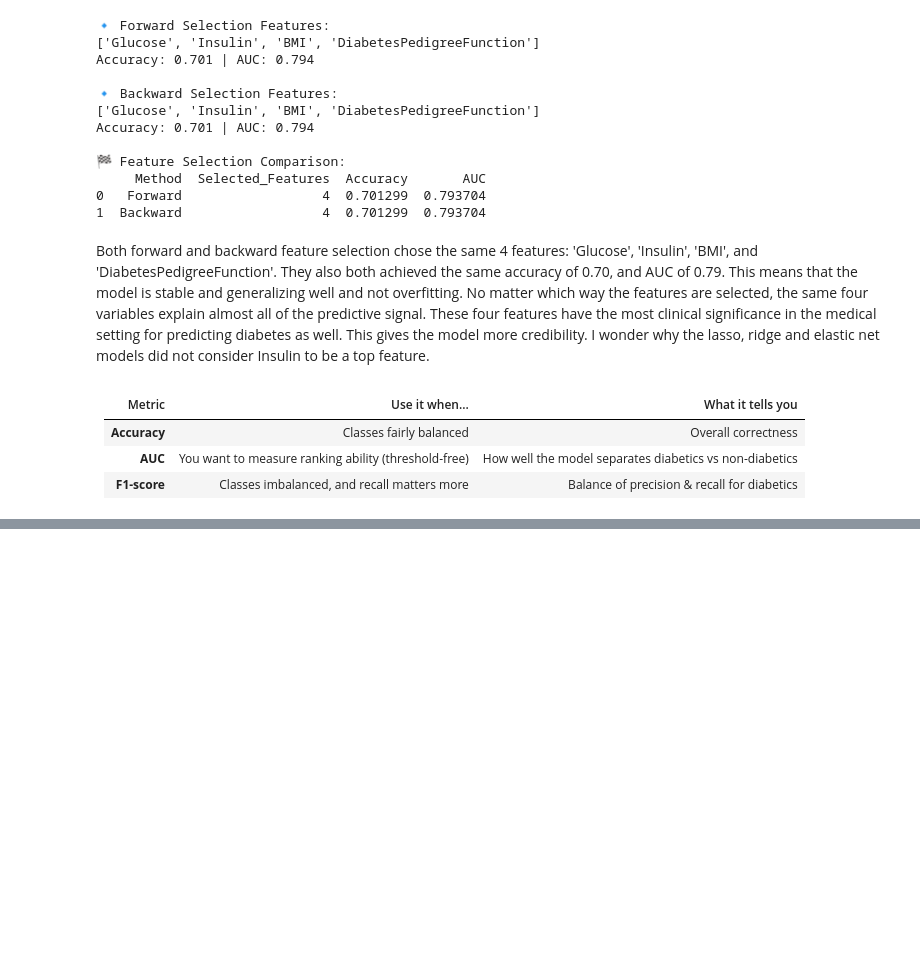
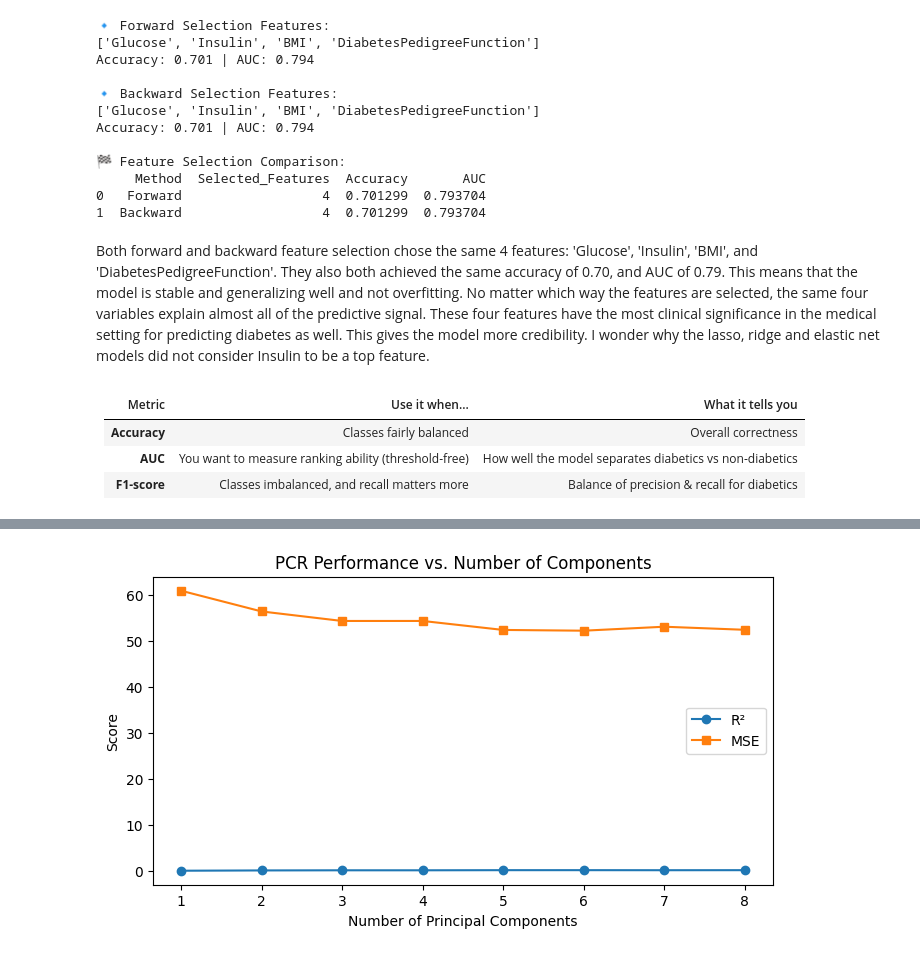
Before and after one commit to rain-dimen/Data-Science-Capstone_Fall-2025, a Jupyter notebook: Capstone-Wk3-JupyterNotebook-Dimen-Rain.ipynb, the cells around one changed output, grey strips where cells are left out. Saved outputs shown, nothing was run; the diff lists cells and outputs as text; code cells hidden in the pictures; blank space fills up the shorter version.

```diff
--- a/Capstone-Wk3-JupyterNotebook-Dimen-Rain.ipynb
+++ b/Capstone-Wk3-JupyterNotebook-Dimen-Rain.ipynb
@@ -478,0 +766,83 @@ Both forward and backward feature selection chose the same 4 features: 'Glucose'
+# %%
+# Principal Component Regression (PCR) - Data Set 2 - useing BMI as the target
+
+import numpy as np
+import pandas as pd
+from sklearn.model_selection import train_test_split, cross_val_score
+from sklearn.preprocessing import StandardScaler
+from sklearn.decomposition import PCA
+from sklearn.linear_model import LinearRegression
+from sklearn.metrics import r2_score, mean_squared_error
+import matplotlib.pyplot as plt
+
+# --- 1. Prepare Data ---
+# predict BMI using all other features
+
+X = df_pima.drop(columns=['BMI'])  # predictors
+y = df_pima['BMI']                 # target (continuous)
+
+# --- 2. Scale Features ---
+scaler = StandardScaler()
+X_scaled = scaler.fit_transform(X)
+
+# --- 3. Split Data ---
+X_train, X_test, y_train, y_test = train_test_split(
+    X_scaled, y, test_size=0.2, random_state=42
+)
+
+# --- 4. Try different numbers of principal components ---
+n_components = np.arange(1, X.shape[1] + 1)
+r2_scores = []
+mse_scores = []
+
+for n in n_components:
+    pca = PCA(n_components=n)
+    X_train_pca = pca.fit_transform(X_train)
+    X_test_pca = pca.transform(X_test)
+
+    model = LinearRegression()
+    model.fit(X_train_pca, y_train)
+    y_pred = model.predict(X_test_pca)
+
+    r2_scores.append(r2_score(y_test, y_pred))
+    mse_scores.append(mean_squared_error(y_test, y_pred))
+
+# --- 5. Plot performance vs components ---
+plt.figure(figsize=(8,4))
+plt.plot(n_components, r2_scores, marker='o', label='R²')
+plt.plot(n_components, mse_scores, marker='s', label='MSE')
+plt.xlabel('Number of Principal Components')
+plt.ylabel('Score')
+plt.title('PCR Performance vs. Number of Components')
+plt.legend()
+plt.show()
+
+# --- 6. Choose best number of components ---
+best_n = n_components[np.argmax(r2_scores)]
+print(f"Optimal number of components: {best_n}")
+print(f"Best R²: {max(r2_scores):.3f}")
+print(f"Best MSE: {min(mse_scores):.3f}")
+
+# --- 7. Refit with best number of components ---
+pca = PCA(n_components=best_n)
+X_train_pca = pca.fit_transform(X_train)
+X_test_pca = pca.transform(X_test)
+
+final_model = LinearRegression()
+final_model.fit(X_train_pca, y_train)
+y_pred_final = final_model.predict(X_test_pca)
+
+# --- 8. Final evaluation ---
+print("\nFinal Model Performance:")
+print(f"R²: {r2_score(y_test, y_pred_final):.3f}")
+print(f"MSE: {mean_squared_error(y_test, y_pred_final):.3f}")
+
+# --- 9. Optional: Explained variance plot ---
+plt.figure(figsize=(8,4))
+plt.plot(np.cumsum(pca.explained_variance_ratio_), marker='o')
+plt.xlabel('Number of Components')
+plt.ylabel('Cumulative Explained Variance')
+plt.title('Explained Variance by PCA Components')
+plt.show()
+# %% [output]
+[figure, added]
```
Also changed, not shown: parts of 16 cells of this notebook.
